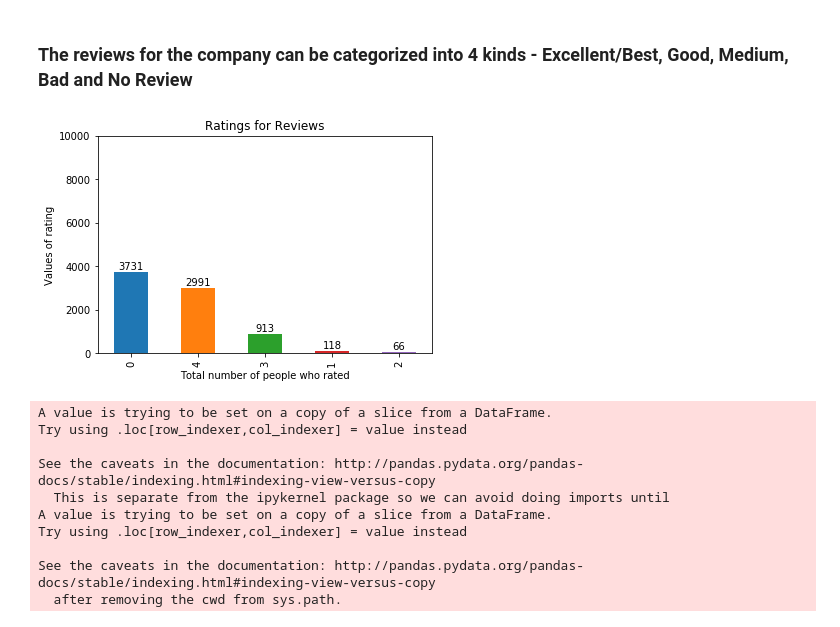
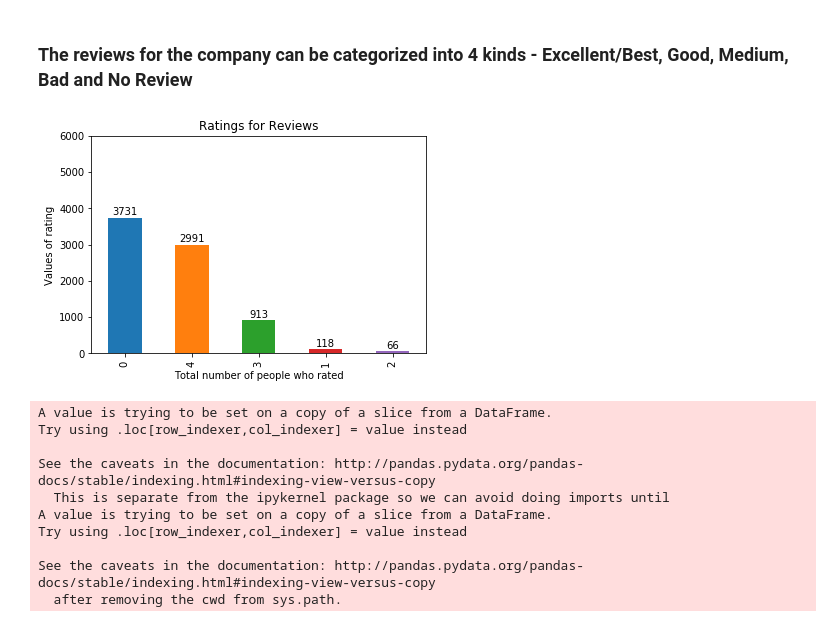
Before and after one commit to shriyaprasad/Capstone-TDIproject, a Jupyter notebook: capstone_ShriyaPrasad.ipynb, the cells around one changed output. Cells and saved outputs as stored; diff of their text form; code cells hidden in the pictures.

```diff
--- a/capstone_ShriyaPrasad.ipynb
+++ b/capstone_ShriyaPrasad.ipynb
@@ -217,20 +221,20 @@ summary_list = [int(x) for x in summary_list]
 # %%
 #plot
 dfrev = pd.DataFrame(summary_list, columns= ['review'])
 Z = dfrev.review.value_counts()
 index=['Best','Good','medium','bad','no review']
 ax = Z.plot(kind = 'bar')
 for rect in ax.patches:
     height = rect.get_height()
     ax.text(rect.get_x() + rect.get_width()/2., 1.01*height,'%d' % int(height),ha='center', va='bottom')
-plt.ylim(0, 10000)
+plt.ylim(0, 6000)
 #ax.set_xticklabels(('No review','Best','Good','Bad','Medium'))
 plt.ylabel('Values of rating')
 plt.xlabel('Total number of people who rated')
 plt.title('Ratings for Reviews')
 plt.show()
 # %% [output]
-[figure, old version]
+[figure, new version]
 # %%
 # For better interpretation, use  the new titles and columns.
 #print(len(dfrev) ,len(new_df)) #.head()
```
Also changed, not shown: parts of 10 cells of this notebook.
